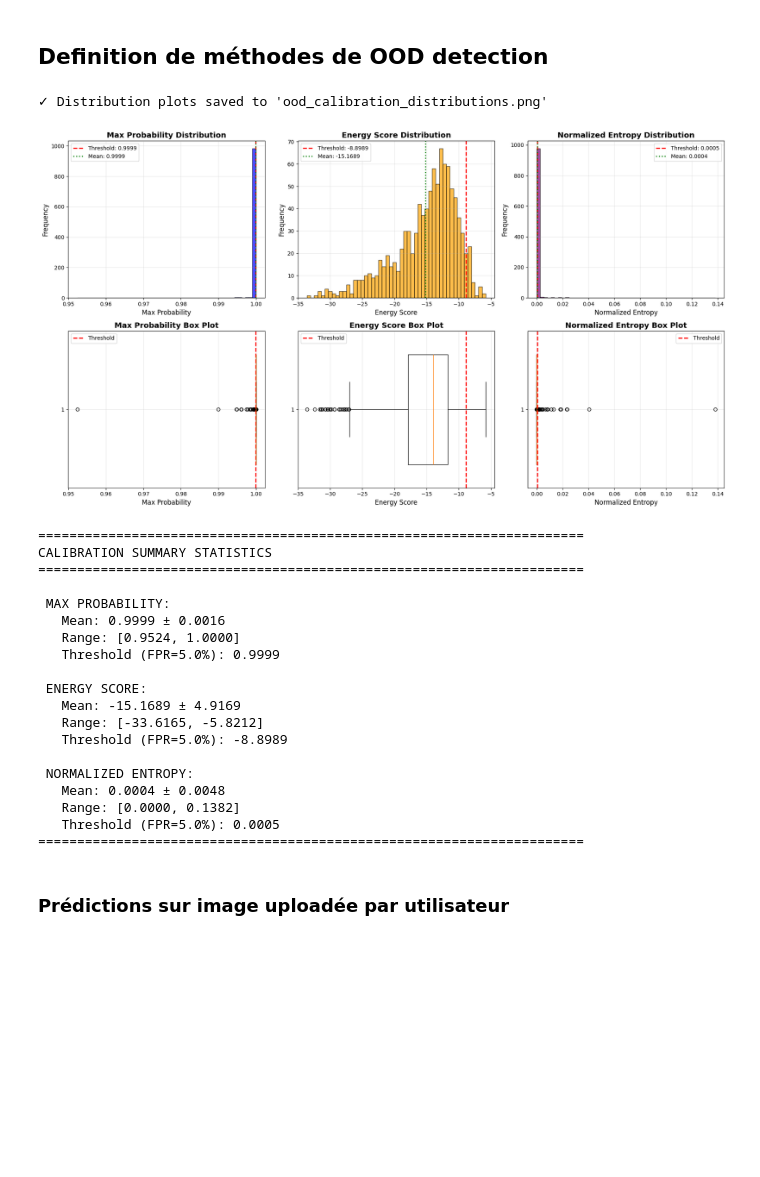
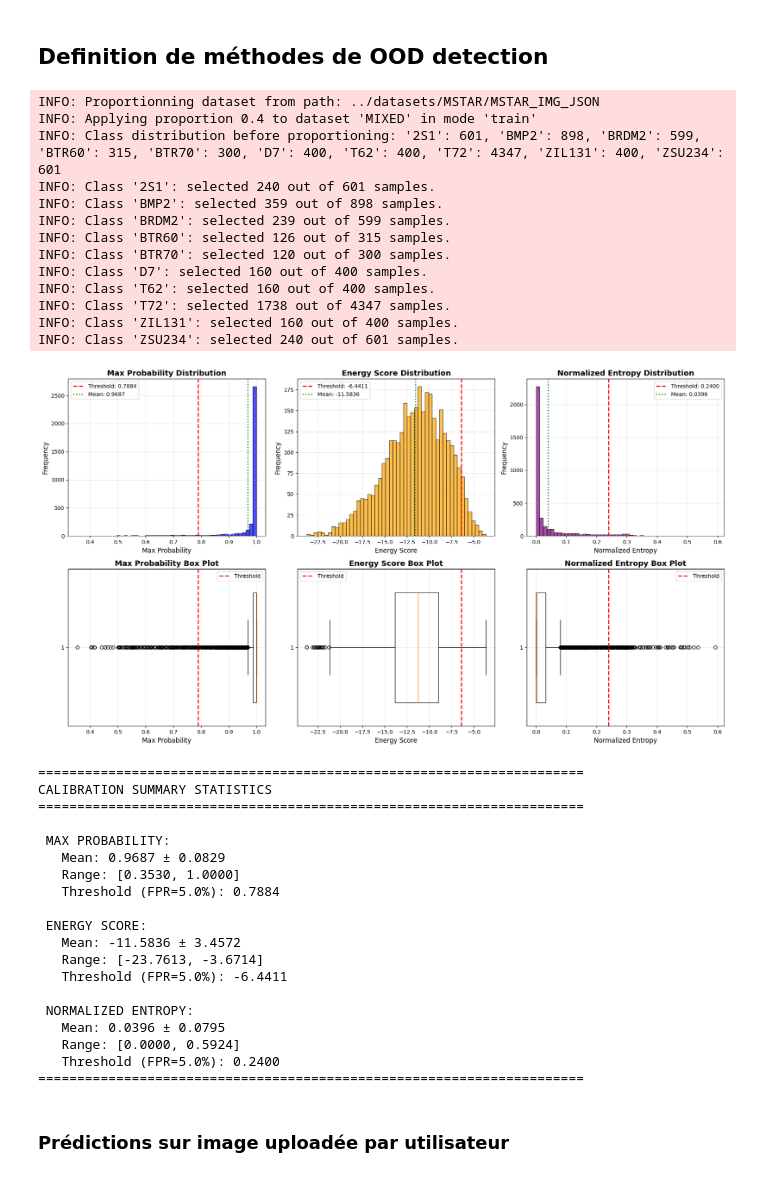
Before and after one commit to Tmqng/ATR-Code, a Jupyter notebook: notebooks/inference_notebook_AConvNet.ipynb, the cells around one changed output. Drawn from its saved outputs; the diff is of its cells as text; code cells hidden in the pictures; blank space fills up the shorter version.

Commit message:
[TO FIX] inference notebook AConvNet OOD detection

```diff
--- a/notebooks/inference_notebook_AConvNet.ipynb
+++ b/notebooks/inference_notebook_AConvNet.ipynb
@@ -224,7 +224,7 @@ model_name = config['model_name']
 model_str = 'AConvNet'
 dataset_path = '../datasets/MSTAR/MSTAR_IMG_JSON'
 # %%
-test_set = load_dataset(dataset_path, False, config['dataset'], 10, config.get('proportion'))
+test_set = load_dataset(dataset_path, False, config['dataset'], 10, None)
 # %%
 net = AConvNet(
         classes=config['num_classes'],
@@ -284,3 +275,6 @@ Path=/home/mqtho/ATR-Code/notebooks/EOC-2-VV_AConvNet_2/model-013.pth
+# %%
+best_path = f'/home/mqtho/ATR-Code/notebooks/{experiment_path}/model-015.pth'
+m.load(best_path)
 # %% [markdown]
 ### Métriques et Matrice de confusion
 # %%
@@ -614,37 +614,49 @@ def plot_ood_distributions(max_probs, energies, normalized_entropies, thresholds
     print(f"   Threshold (FPR={thresholds.get('target_fpr', 0.05)*100:.1f}%): {thresholds['entropy_threshold']:.4f}")
     print("="*70 + "\n")
 # %%
-train_set = load_dataset(dataset_path, True, config['dataset'], 10)
+train_set = load_dataset(dataset_path, True, config['dataset'], 10, proportion=config.get('proportion'))
 
 thresholds = calibrate_ood_thresholds(m, train_set, m.device, save_plots=True)
 
 # display(thresholds)
 
 # CONFIDENCE_THRESHOLD = thresholds['confidence_threshold'] # Adjust based on your validation
 # ENERGY_THRESHOLD = thresholds['energy_threshold'] # Adjust based on your validation
 CONFIDENCE_THRESHOLD = 0.8
 ENERGY_THRESHOLD = -9.0
 # %% [output]
-✓ Distribution plots saved to 'ood_calibration_distributions.png'
+INFO: Proportionning dataset from path: ../datasets/MSTAR/MSTAR_IMG_JSON
+INFO: Applying proportion 0.4 to dataset 'MIXED' in mode 'train'
+INFO: Class distribution before proportioning: '2S1': 601, 'BMP2': 898, 'BRDM2': 599, 'BTR60': 315, 'BTR70': 300, 'D7': 400, 'T62': 400, 'T72': 4347, 'ZIL131': 400, 'ZSU234': 601
+INFO: Class '2S1': selected 240 out of 601 samples.
+INFO: Class 'BMP2': selected 359 out of 898 samples.
+INFO: Class 'BRDM2': selected 239 out of 599 samples.
+INFO: Class 'BTR60': selected 126 out of 315 samples.
+INFO: Class 'BTR70': selected 120 out of 300 samples.
+INFO: Class 'D7': selected 160 out of 400 samples.
+INFO: Class 'T62': selected 160 out of 400 samples.
+INFO: Class 'T72': selected 1738 out of 4347 samples.
+INFO: Class 'ZIL131': selected 160 out of 400 samples.
+INFO: Class 'ZSU234': selected 240 out of 601 samples.
-[figure, old version]
+[figure, new version]
 ======================================================================
 CALIBRATION SUMMARY STATISTICS
 ======================================================================
 
  MAX PROBABILITY:
-   Mean: 0.9999 ± 0.0016
-   Range: [0.9524, 1.0000]
-   Threshold (FPR=5.0%): 0.9999
+   Mean: 0.9687 ± 0.0829
+   Range: [0.3530, 1.0000]
+   Threshold (FPR=5.0%): 0.7884
 
  ENERGY SCORE:
-   Mean: -15.1689 ± 4.9169
-   Range: [-33.6165, -5.8212]
-   Threshold (FPR=5.0%): -8.8989
+   Mean: -11.5836 ± 3.4572
+   Range: [-23.7613, -3.6714]
+   Threshold (FPR=5.0%): -6.4411
 
  NORMALIZED ENTROPY:
-   Mean: 0.0004 ± 0.0048
-   Range: [0.0000, 0.1382]
-   Threshold (FPR=5.0%): 0.0005
+   Mean: 0.0396 ± 0.0795
+   Range: [0.0000, 0.5924]
+   Threshold (FPR=5.0%): 0.2400
 ======================================================================
 # %% [markdown]
 ### Prédictions sur image uploadée par utilisateur
```
Also changed, not shown: parts of 5 cells of this notebook.
